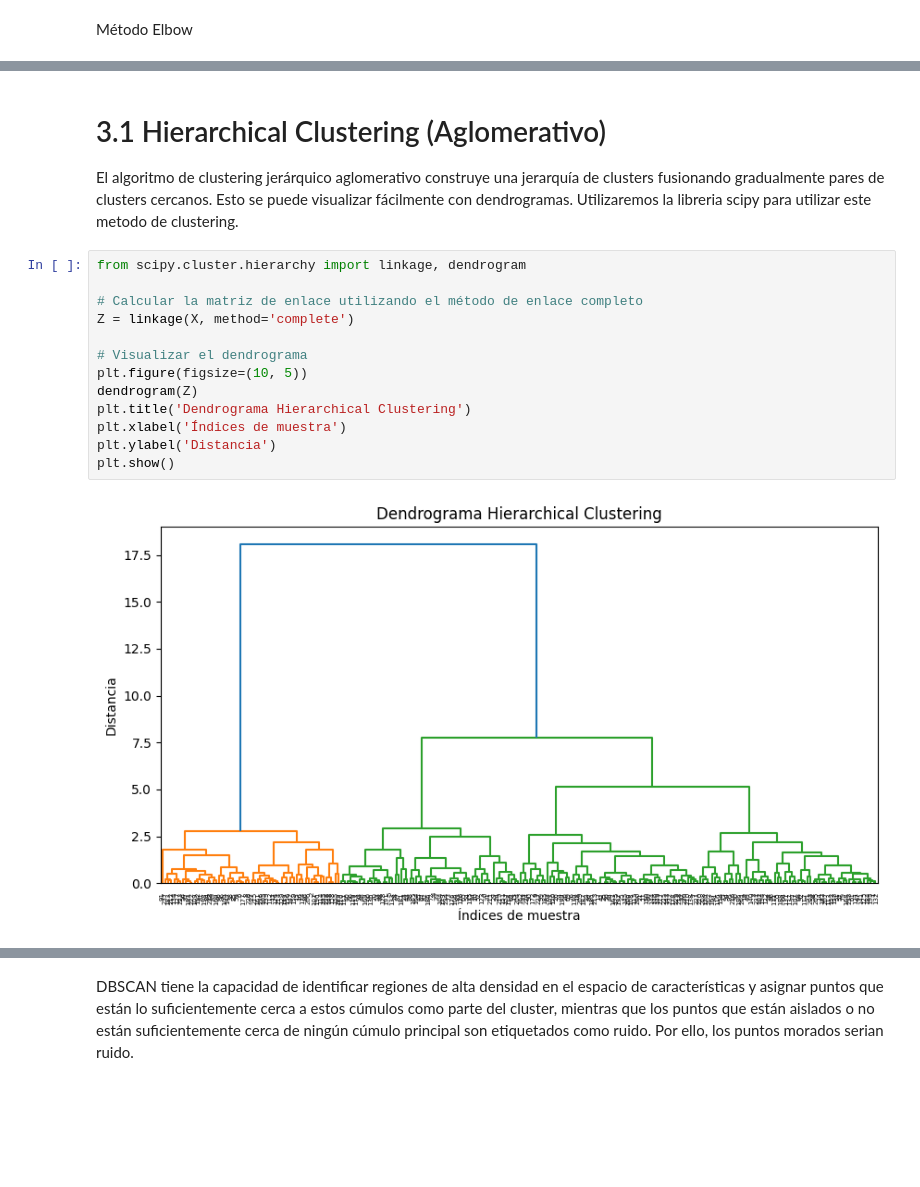
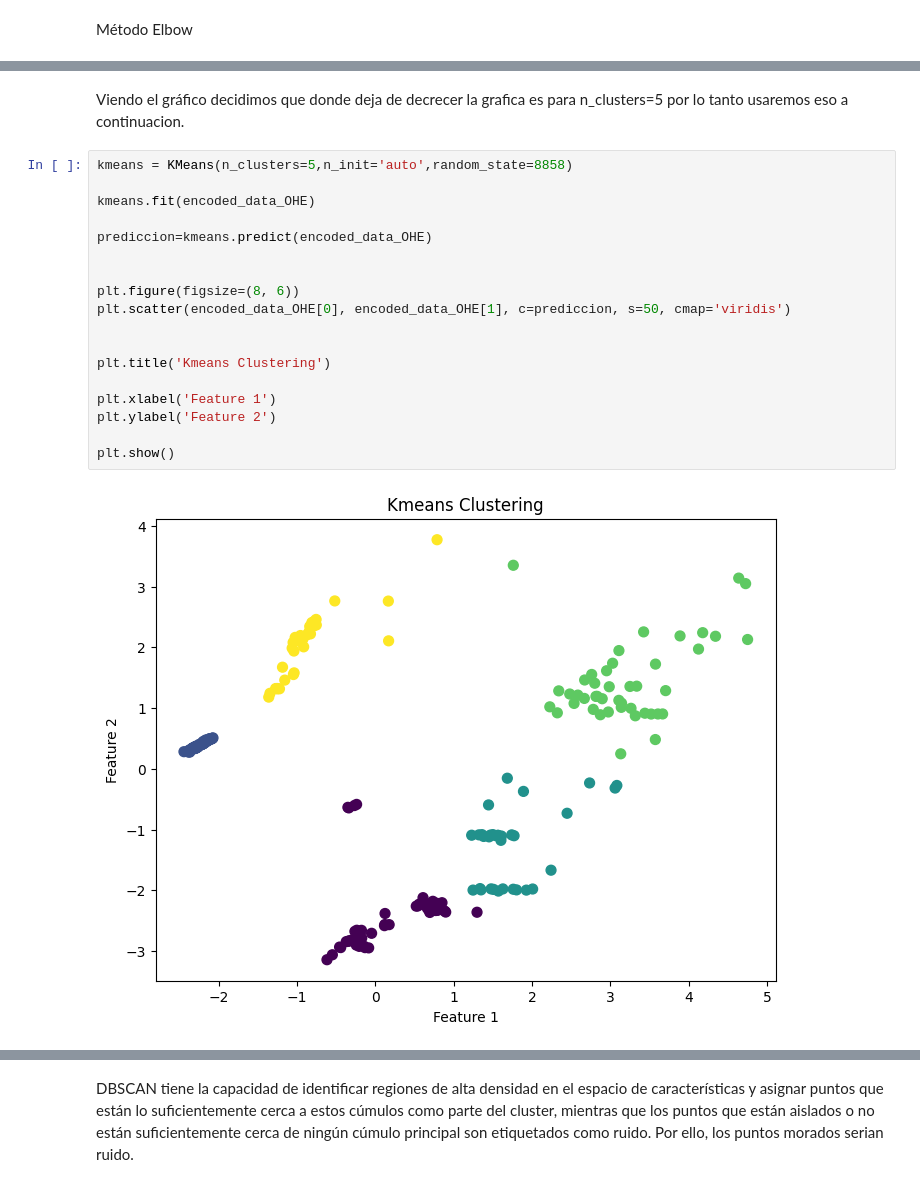
Before and after one commit to Mariolh33/G2_100472188_100429058_P2, a Jupyter notebook: Practica2.ipynb, the cells around one changed output, grey strips where cells are left out. Saved outputs shown, nothing was run; the diff lists cells and outputs as text; blank space fills up the shorter version.

```diff
--- a/Practica2.ipynb
+++ b/Practica2.ipynb
@@ -268,18 +420,22 @@ plt.show()
-# %% [markdown]
-# 3.1 Hierarchical Clustering (Aglomerativo)
-El algoritmo de clustering jerárquico aglomerativo construye una jerarquía de clusters fusionando gradualmente pares de clusters cercanos. Esto se puede visualizar fácilmente con dendrogramas. Utilizaremos la libreria scipy para utilizar este metodo de clustering.
-# %%
-from scipy.cluster.hierarchy import linkage, dendrogram
-
-# Calcular la matriz de enlace utilizando el método de enlace completo
-Z = linkage(X, method='complete')
-
-# Visualizar el dendrograma
-plt.figure(figsize=(10, 5))
-dendrogram(Z)
-plt.title('Dendrograma Hierarchical Clustering')
-plt.xlabel('Índices de muestra')
-plt.ylabel('Distancia')
-plt.show()
-# %% [output]
-[figure, removed]
+# %% [markdown]
+Viendo el gráfico decidimos que donde deja de decrecer la grafica es para n_clusters=5 por lo tanto usaremos eso a continuacion.
+# %%
+kmeans = KMeans(n_clusters=5,n_init='auto',random_state=8858)
+
+kmeans.fit(encoded_data_OHE)
+
+prediccion=kmeans.predict(encoded_data_OHE)
+
+
+plt.figure(figsize=(8, 6))
+plt.scatter(encoded_data_OHE[0], encoded_data_OHE[1], c=prediccion, s=50, cmap='viridis')
+
+
+plt.title('Kmeans Clustering')
+
+plt.xlabel('Feature 1')
+plt.ylabel('Feature 2')
+
+plt.show()
+# %% [output]
+[figure, added]
```
Also changed, not shown: parts of 51 cells of this notebook.
